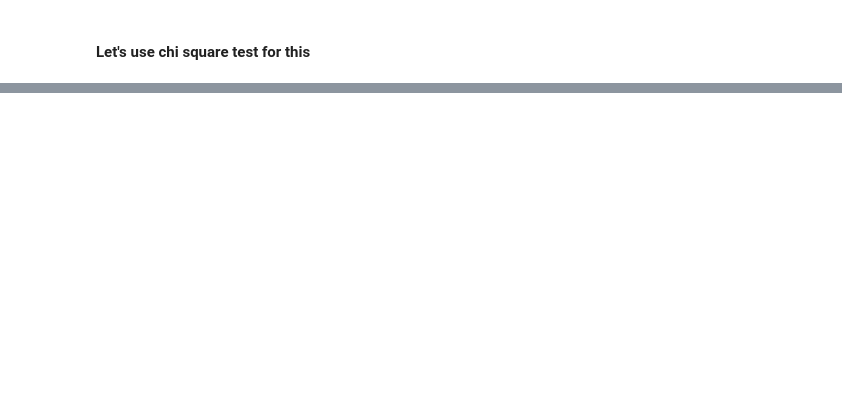
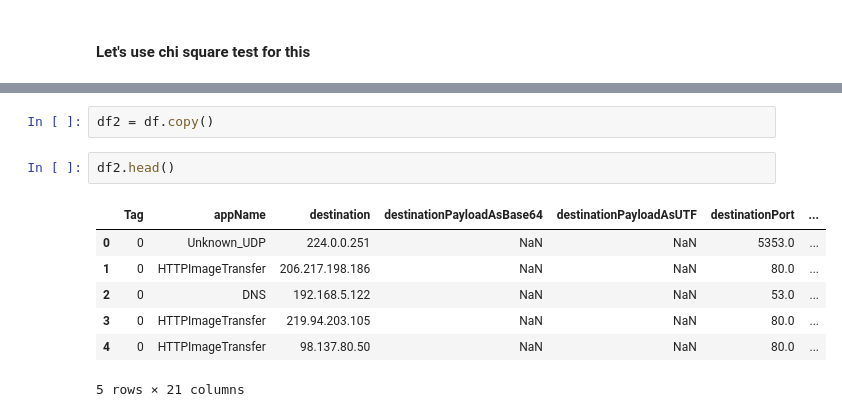
Before and after one commit to Raksh710/Information_Challenge_UMD, a Jupyter notebook: T-1.ipynb, the cells around one changed output, grey strips where cells are left out. Drawn from its saved outputs; the diff is of its cells as text; blank space fills up the shorter version.

```diff
--- a/T-1.ipynb
+++ b/T-1.ipynb
@@ -792,0 +920,12 @@ featureScores_1.sort_values(by='Scores',ascending=False)
+# %%
+df2 = df.copy()
+# %%
+df2.head()
+# %% [output]
+|  | Tag | appName | destination | destinationPayloadAsBase64 | destinationPayloadAsUTF | destinationPort | ... |
+| 0 | 0 | Unknown_UDP | 224.0.0.251 | NaN | NaN | 5353.0 | ... |
+| 1 | 0 | HTTPImageTransfer | 206.217.198.186 | NaN | NaN | 80.0 | ... |
+| 2 | 0 | DNS | 192.168.5.122 | NaN | NaN | 53.0 | ... |
+| 3 | 0 | HTTPImageTransfer | 219.94.203.105 | NaN | NaN | 80.0 | ... |
+| 4 | 0 | HTTPImageTransfer | 98.137.80.50 | NaN | NaN | 80.0 | ... |
+5 rows × 21 columns
```
Also changed, not shown: parts of 126 cells of this notebook.
